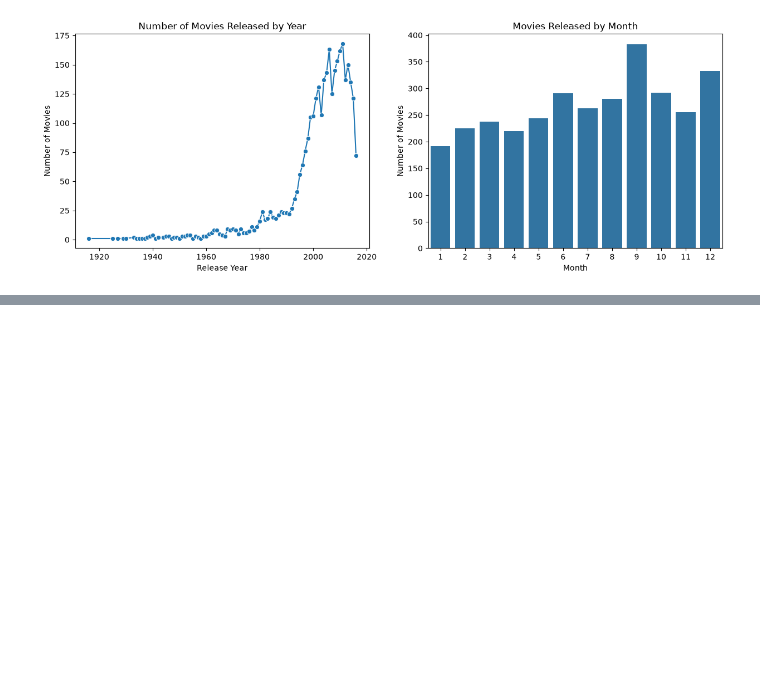
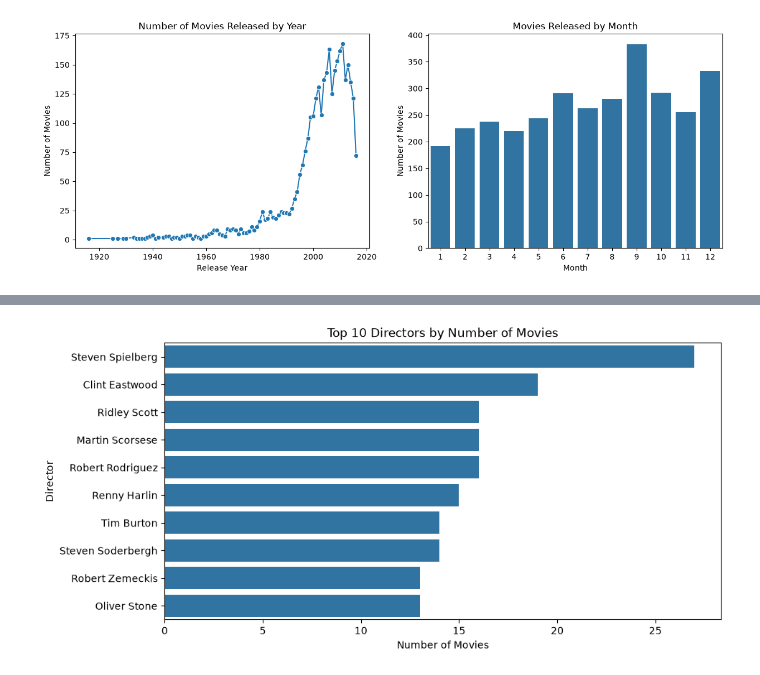
Before and after one commit to DMill31/capstone-project, a Jupyter notebook: miller_capstone.ipynb, the cells around one changed output, grey strips where cells are left out. Saved outputs shown, nothing was run; the diff lists cells and outputs as text; code cells hidden in the pictures; blank space fills up the shorter version.

```diff
--- a/miller_capstone.ipynb
+++ b/miller_capstone.ipynb
@@ -644,0 +698,16 @@ plt.show()
+# %%
+# Show top directors
+
+directors = df_clean['director'].value_counts().head(10)
+
+plt.figure(figsize=(10,5))
+
+sns.barplot(x=directors.values, y=directors.index)
+
+plt.title("Top 10 Directors by Number of Movies")
+plt.xlabel("Number of Movies")
+plt.ylabel("Director")
+
+plt.show()
+# %% [output]
+[figure, added]
```
Also changed, not shown: parts of 7 cells of this notebook.
